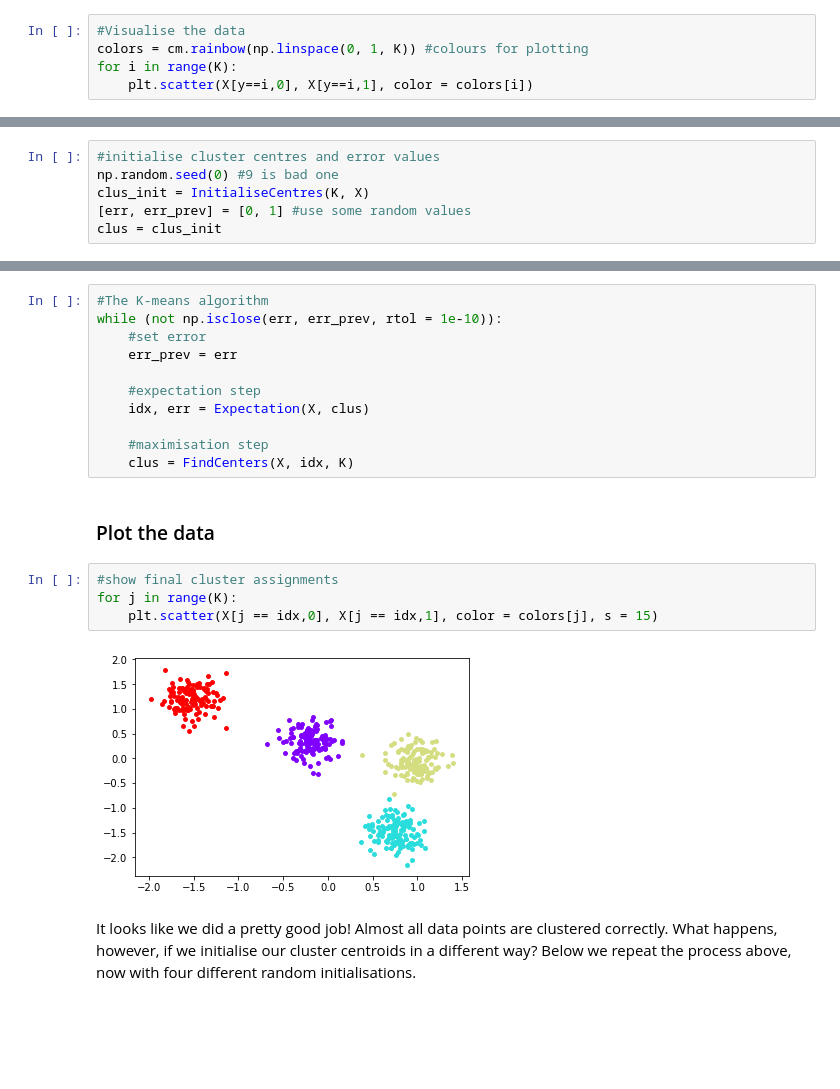
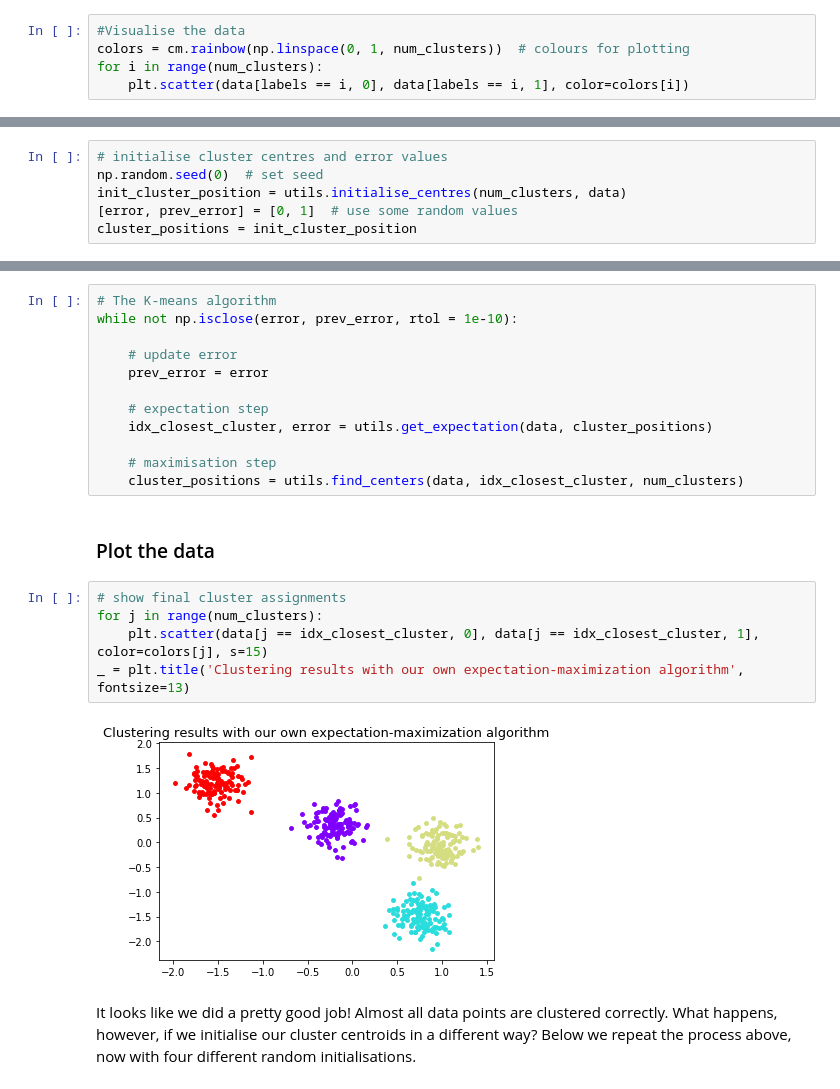
Before and after one commit to Hannemit/MachineLearning, a Jupyter notebook: Kmeans_GMM/Isotropic_clusters_Kmeans.ipynb, the cells around one changed output, grey strips where cells are left out. Drawn from its saved outputs; the diff is of its cells as text; blank space fills up the shorter version.

```diff
--- a/Kmeans_GMM/Isotropic_clusters_Kmeans.ipynb
+++ b/Kmeans_GMM/Isotropic_clusters_Kmeans.ipynb
@@ -25,39 +25,41 @@ X = Norm_data(X)
 # %%
 #Visualise the data
-colors = cm.rainbow(np.linspace(0, 1, K)) #colours for plotting
-for i in range(K):
-    plt.scatter(X[y==i,0], X[y==i,1], color = colors[i])
+colors = cm.rainbow(np.linspace(0, 1, num_clusters))  # colours for plotting
+for i in range(num_clusters):
+    plt.scatter(data[labels == i, 0], data[labels == i, 1], color=colors[i])
 # %% [output]
 [figure]
 # %% [markdown]
 ### Initialise cluster centroids
 # %%
-#initialise cluster centres and error values
-np.random.seed(0) #9 is bad one
-clus_init = InitialiseCentres(K, X)
-[err, err_prev] = [0, 1] #use some random values
-clus = clus_init
+# initialise cluster centres and error values
+np.random.seed(0)  # set seed
+init_cluster_position = utils.initialise_centres(num_clusters, data)
+[error, prev_error] = [0, 1]  # use some random values
+cluster_positions = init_cluster_position
 # %% [markdown]
 ### Perform the K-means clustering algorithm
 # %%
-#The K-means algorithm
-while (not np.isclose(err, err_prev, rtol = 1e-10)):
-    #set error
-    err_prev = err
+# The K-means algorithm
+while not np.isclose(error, prev_error, rtol = 1e-10):
 
-    #expectation step
-    idx, err = Expectation(X, clus)
+    # update error
+    prev_error = error
 
-    #maximisation step
-    clus = FindCenters(X, idx, K)
+    # expectation step
+    idx_closest_cluster, error = utils.get_expectation(data, cluster_positions)
+
+    # maximisation step
+    cluster_positions = utils.find_centers(data, idx_closest_cluster, num_clusters)
 # %% [markdown]
 ### Plot the data
 # %%
-#show final cluster assignments
-for j in range(K):
-    plt.scatter(X[j == idx,0], X[j == idx,1], color = colors[j], s = 15)
+# show final cluster assignments
+for j in range(num_clusters):
+    plt.scatter(data[j == idx_closest_cluster, 0], data[j == idx_closest_cluster, 1], color=colors[j], s=15)
+_ = plt.title('Clustering results with our own expectation-maximization algorithm', fontsize=13)
 # %% [output]
-[figure, old version]
+[figure, new version]
 # %% [markdown]
 It looks like we did a pretty good job! Almost all data points are clustered correctly. What happens, however, if we initialise our cluster centroids in a different way? Below we repeat the process above, now with four different random initialisations.
 # %% [markdown]
```
Also changed, not shown: parts of 11 cells of this notebook, 2 other files.
